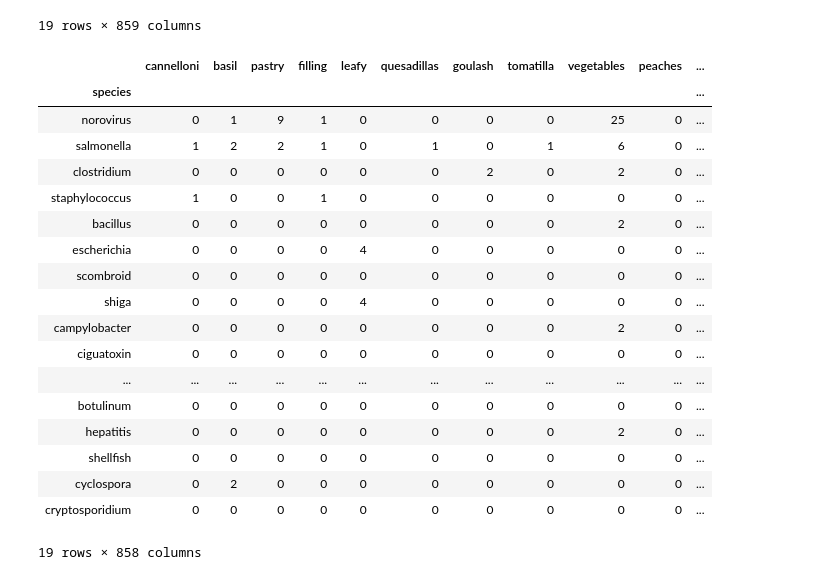
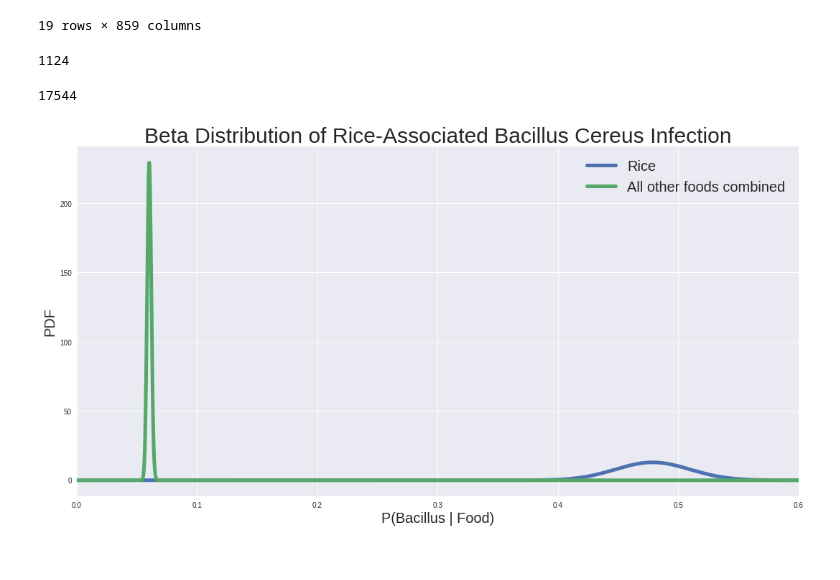
Before and after one commit to heathcliffs34/capstone_1, a Jupyter notebook: food_beta.ipynb, the cells around one changed output. Cells and saved outputs as stored; diff of their text form; code cells hidden in the pictures.

```diff
--- a/food_beta.ipynb
+++ b/food_beta.ipynb
@@ -54,7 +54,7 @@ df = df.reset_index()
 # %%
 dfb = df[df['species'] == 'bacillus']
 # %%
-bacillus_rice = dfb['rice']
+bacillus_rice = int(dfb['rice'])
 all_species_rice = df['rice'].sum()
 not_bacillus_rice = all_species_rice - bacillus_rice
 # %%
@@ -63,25 +63,32 @@ df.drop('rice', axis=1, inplace=True)
 df.set_index('species', inplace=True)
 # %%
 bacillus_not_rice = df.loc['bacillus',:].sum()
+all_species_not_rice = df.sum().sum()
+not_bacillus_not_rice = all_species_not_rice - bacillus_not_rice
-# %%
-df
-# %% [output]
-|  | cannelloni | basil | pastry | filling | leafy | quesadillas | goulash | tomatilla | vegetables | peaches | ... |
-| species |  |  |  |  |  |  |  |  |  |  | ... |
-| norovirus | 0 | 1 | 9 | 1 | 0 | 0 | 0 | 0 | 25 | 0 | ... |
-| salmonella | 1 | 2 | 2 | 1 | 0 | 1 | 0 | 1 | 6 | 0 | ... |
-| clostridium | 0 | 0 | 0 | 0 | 0 | 0 | 2 | 0 | 2 | 0 | ... |
-| staphylococcus | 1 | 0 | 0 | 1 | 0 | 0 | 0 | 0 | 0 | 0 | ... |
-| bacillus | 0 | 0 | 0 | 0 | 0 | 0 | 0 | 0 | 2 | 0 | ... |
-| escherichia | 0 | 0 | 0 | 0 | 4 | 0 | 0 | 0 | 0 | 0 | ... |
-| scombroid | 0 | 0 | 0 | 0 | 0 | 0 | 0 | 0 | 0 | 0 | ... |
-| shiga | 0 | 0 | 0 | 0 | 4 | 0 | 0 | 0 | 0 | 0 | ... |
-| campylobacter | 0 | 0 | 0 | 0 | 0 | 0 | 0 | 0 | 2 | 0 | ... |
-| ciguatoxin | 0 | 0 | 0 | 0 | 0 | 0 | 0 | 0 | 0 | 0 | ... |
-| ... | ... | ... | ... | ... | ... | ... | ... | ... | ... | ... | ... |
-| botulinum | 0 | 0 | 0 | 0 | 0 | 0 | 0 | 0 | 0 | 0 | ... |
-| hepatitis | 0 | 0 | 0 | 0 | 0 | 0 | 0 | 0 | 2 | 0 | ... |
-| shellfish | 0 | 0 | 0 | 0 | 0 | 0 | 0 | 0 | 0 | 0 | ... |
-| cyclospora | 0 | 2 | 0 | 0 | 0 | 0 | 0 | 0 | 0 | 0 | ... |
-| cryptosporidium | 0 | 0 | 0 | 0 | 0 | 0 | 0 | 0 | 0 | 0 | ... |
-19 rows × 858 columns
+# %%
+bacillus_not_rice
+# %% [output]
+1124
+# %%
+not_bacillus_not_rice
+# %% [output]
+17544
+# %%
+rice = stats.beta(bacillus_rice, not_bacillus_rice)
+not_rice = stats.beta(bacillus_not_rice, not_bacillus_not_rice)
+# %%
+x = np.linspace(0,1,100001)
+
+fig,ax = plt.subplots(figsize=(15,8))
+ax.plot(x, rice.pdf(x), label='Rice', linewidth=5)
+ax.plot(x, not_rice.pdf(x), label='All other foods combined', linewidth=5)
+ax.set_xlabel('P(Bacillus | Food)', size=20)
+ax.set_ylabel('PDF', size=20)
+ax.set_title('Beta Distribution of Rice-Associated Bacillus Cereus Infection', size=30)
+plt.xlim(0,0.6)
+plt.legend(fontsize=20)
+plt.style.use('seaborn')
+plt.tight_layout()
+plt.savefig('figures/bacillus_rice');
+# %% [output]
+[figure, added]
```
Also changed, not shown: 3 other files.
